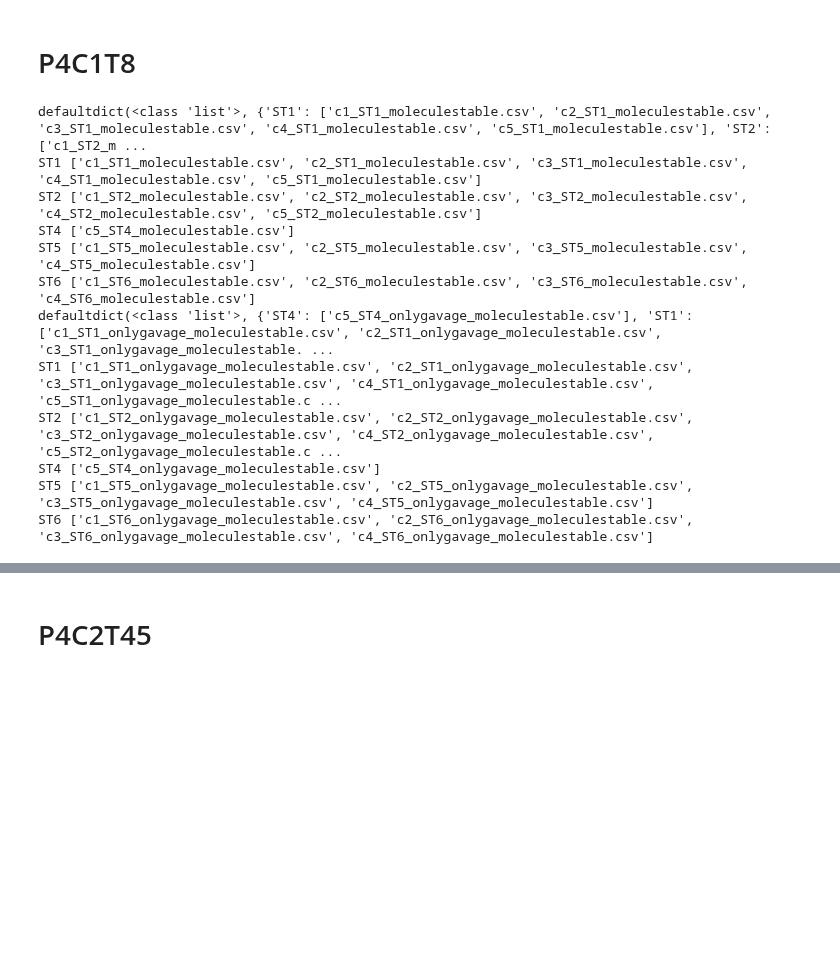
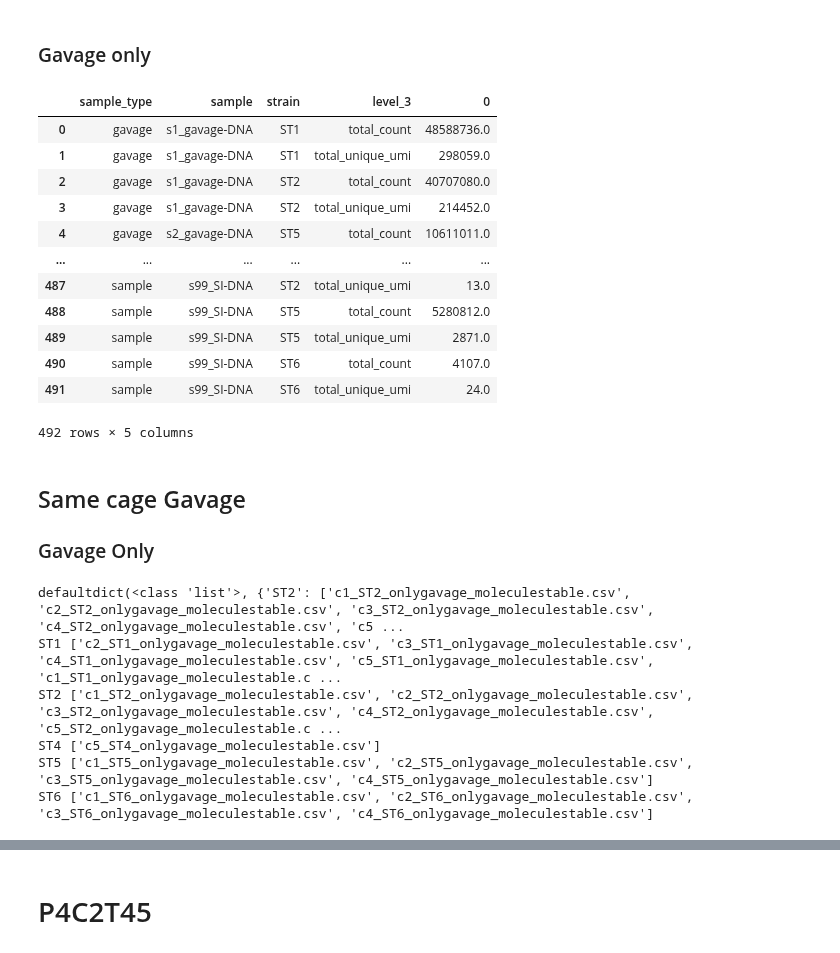
Before and after one commit to c-ruprecht/population_bottlenecks, a Jupyter notebook: analysis/1-gavage_depth.ipynb, the cells around one changed output, grey strips where cells are left out. Drawn from its saved outputs; the diff is of its cells as text; code cells hidden in the pictures; blank space fills up the shorter version.

```diff
--- a/analysis/1-gavage_depth.ipynb
+++ b/analysis/1-gavage_depth.ipynb
@@ -89,0 +93,2 @@ def get_readtables(path):
+# %%
+df_total, df_gavageonly = get_readtables('/Volumes/sd/faith/MTCSB/projects/P4-barcoding_strains/20241029_analysis/P4C1T8/c1gavage')
@@ -89,0 +200,2 @@ def get_readtables(path):
+# %% [markdown]
+### Gavage only
@@ -90,17 +239,52 @@ def get_readtables(path):
+# %%
+df_gavage_strains = df_gavage_stack.groupby(['sample_type', 'sample', 'strain']).agg(**agg_dict)
+
+df_gavage_strains = df_gavage_strains.reset_index()
+df_gavage_strains = df_gavage_strains.set_index(['sample_type', 'sample','strain']).stack()
+df_gavage_strains = df_gavage_strains.reset_index()
+display(df_gavage_strains)
+df_gavage_strains = df_gavage_strains.rename(columns = {'level_3':'type', 0:'value'})
+df_gavage_strains
+df_plot = df_gavage_strains.loc[df_gavage_strains['value'] == 'total_unique_umi'].copy()
+
+fig = px.box(df_gavage_strains,
+             x = 'sample_type',
+             y = 'value',
+             color = 'strain',
+             facet_row='type',
+             hover_data = ['sample'],
+             template = 'simple_white',
+             points = 'all',
+             log_y = True,
+             width = 800
+             )
+#for i, facet in fig.facets
+
+fig.show()
+fig.write_image('P4C1T8-c1gavage_unique_umis.png', scale = 1)
+# %% [output]
+|  | sample_type | sample | strain | level_3 | 0 |
+| 0 | gavage | s1_gavage-DNA | ST1 | total_count | 48588736.0 |
+| 1 | gavage | s1_gavage-DNA | ST1 | total_unique_umi | 298059.0 |
+| 2 | gavage | s1_gavage-DNA | ST2 | total_count | 40707080.0 |
+| 3 | gavage | s1_gavage-DNA | ST2 | total_unique_umi | 214452.0 |
+| 4 | gavage | s2_gavage-DNA | ST5 | total_count | 10611011.0 |
+| ... | ... | ... | ... | ... | ... |
+| 487 | sample | s99_SI-DNA | ST2 | total_unique_umi | 13.0 |
+| 488 | sample | s99_SI-DNA | ST5 | total_count | 5280812.0 |
+| 489 | sample | s99_SI-DNA | ST5 | total_unique_umi | 2871.0 |
+| 490 | sample | s99_SI-DNA | ST6 | total_count | 4107.0 |
+| 491 | sample | s99_SI-DNA | ST6 | total_unique_umi | 24.0 |
+492 rows × 5 columns
 # %% [markdown]
-# P4C1T8
+## Same cage Gavage
+### Gavage Only
 # %%
 #
-df_total, df_gavageonly = get_readtables('/Volumes/sd/faith/MTCSB/projects/P4-barcoding_strains/r2_data/population-bottlenecks/fp_inputs/P4C1T8')
+df_total, df_gavageonly = get_readtables('/Volumes/sd/faith/MTCSB/projects/P4-barcoding_strains/20241029_analysis/P4C1T8/cagegavage')
 # %% [output]
-defaultdict(<class 'list'>, {'ST1': ['c1_ST1_moleculestable.csv', 'c2_ST1_moleculestable.csv', 'c3_ST1_moleculestable.csv', 'c4_ST1_moleculestable.csv', 'c5_ST1_moleculestable.csv'], 'ST2': ['c1_ST2_m ...
-ST1 ['c1_ST1_moleculestable.csv', 'c2_ST1_moleculestable.csv', 'c3_ST1_moleculestable.csv', 'c4_ST1_moleculestable.csv', 'c5_ST1_moleculestable.csv']
-ST2 ['c1_ST2_moleculestable.csv', 'c2_ST2_moleculestable.csv', 'c3_ST2_moleculestable.csv', 'c4_ST2_moleculestable.csv', 'c5_ST2_moleculestable.csv']
-ST4 ['c5_ST4_moleculestable.csv']
-ST5 ['c1_ST5_moleculestable.csv', 'c2_ST5_moleculestable.csv', 'c3_ST5_moleculestable.csv', 'c4_ST5_moleculestable.csv']
-ST6 ['c1_ST6_moleculestable.csv', 'c2_ST6_moleculestable.csv', 'c3_ST6_moleculestable.csv', 'c4_ST6_moleculestable.csv']
-defaultdict(<class 'list'>, {'ST4': ['c5_ST4_onlygavage_moleculestable.csv'], 'ST1': ['c1_ST1_onlygavage_moleculestable.csv', 'c2_ST1_onlygavage_moleculestable.csv', 'c3_ST1_onlygavage_moleculestable. ...
-ST1 ['c1_ST1_onlygavage_moleculestable.csv', 'c2_ST1_onlygavage_moleculestable.csv', 'c3_ST1_onlygavage_moleculestable.csv', 'c4_ST1_onlygavage_moleculestable.csv', 'c5_ST1_onlygavage_moleculestable.c ...
+defaultdict(<class 'list'>, {'ST2': ['c1_ST2_onlygavage_moleculestable.csv', 'c2_ST2_onlygavage_moleculestable.csv', 'c3_ST2_onlygavage_moleculestable.csv', 'c4_ST2_onlygavage_moleculestable.csv', 'c5 ...
+ST1 ['c2_ST1_onlygavage_moleculestable.csv', 'c3_ST1_onlygavage_moleculestable.csv', 'c4_ST1_onlygavage_moleculestable.csv', 'c5_ST1_onlygavage_moleculestable.csv', 'c1_ST1_onlygavage_moleculestable.c ...
 ST2 ['c1_ST2_onlygavage_moleculestable.csv', 'c2_ST2_onlygavage_moleculestable.csv', 'c3_ST2_onlygavage_moleculestable.csv', 'c4_ST2_onlygavage_moleculestable.csv', 'c5_ST2_onlygavage_moleculestable.c ...
 ST4 ['c5_ST4_onlygavage_moleculestable.csv']
 ST5 ['c1_ST5_onlygavage_moleculestable.csv', 'c2_ST5_onlygavage_moleculestable.csv', 'c3_ST5_onlygavage_moleculestable.csv', 'c4_ST5_onlygavage_moleculestable.csv']
```
Also changed, not shown: parts of 22 cells of this notebook, 12 other files.
